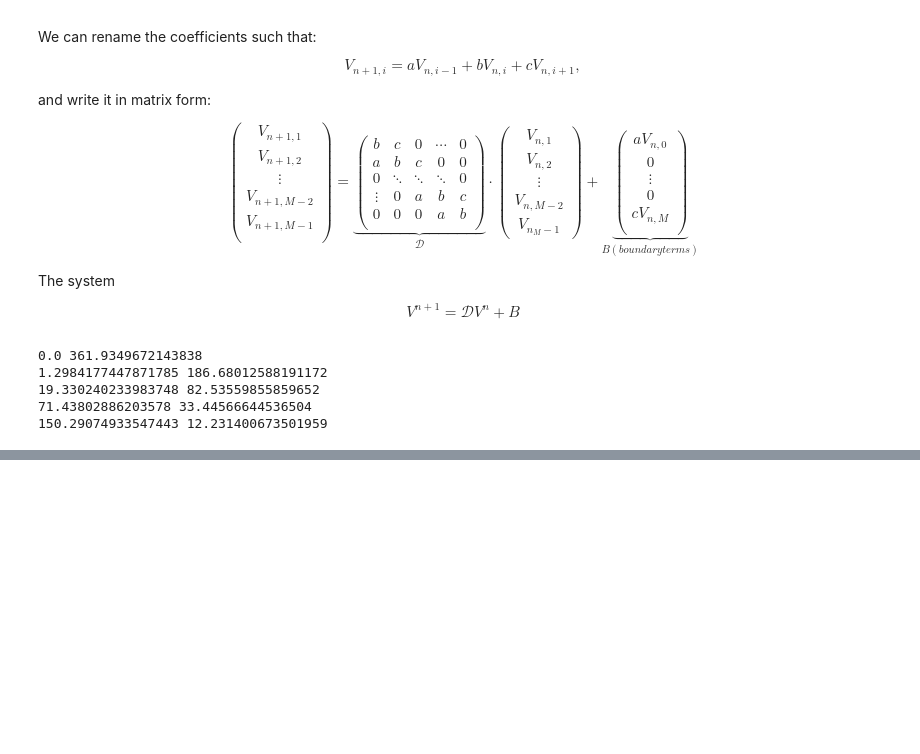
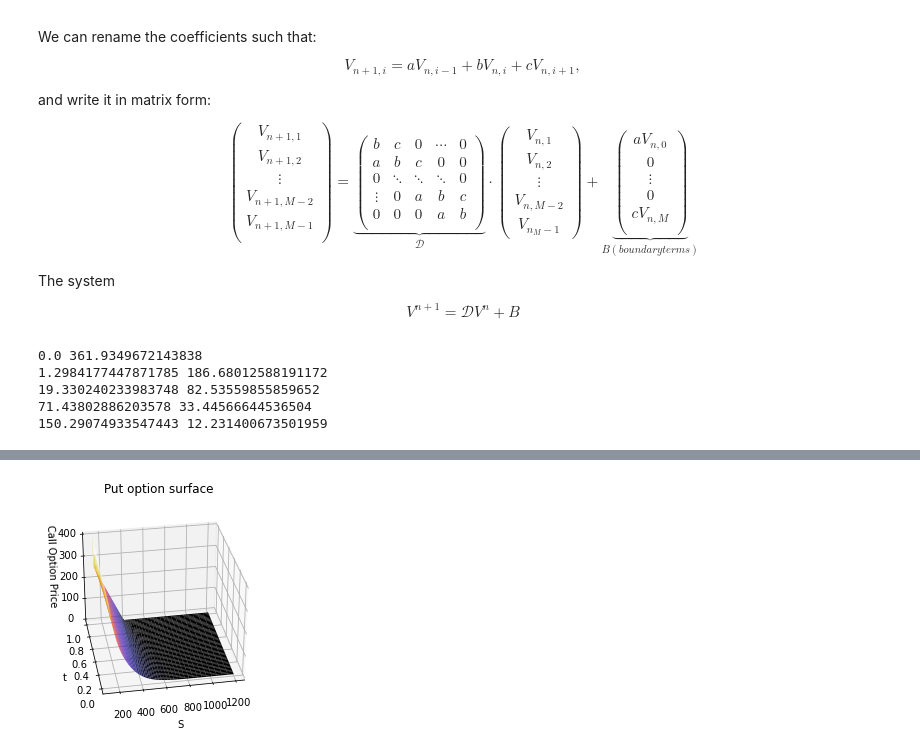
Before and after one commit to KareemElozeiri/Black-Scholes-Analysis, a Jupyter notebook: model.ipynb, the cells around one changed output, grey strips where cells are left out. Drawn from its saved outputs; the diff is of its cells as text; code cells hidden in the pictures; blank space fills up the shorter version.

```diff
--- a/model.ipynb
+++ b/model.ipynb
@@ -333,0 +352,4 @@ test.solve_call_for(1000,0)
+# %%
+test.calc_and_graph("Put")
+# %% [output]
+[figure, added]
```
Also changed, not shown: parts of 4 cells of this notebook, 1 other file.
